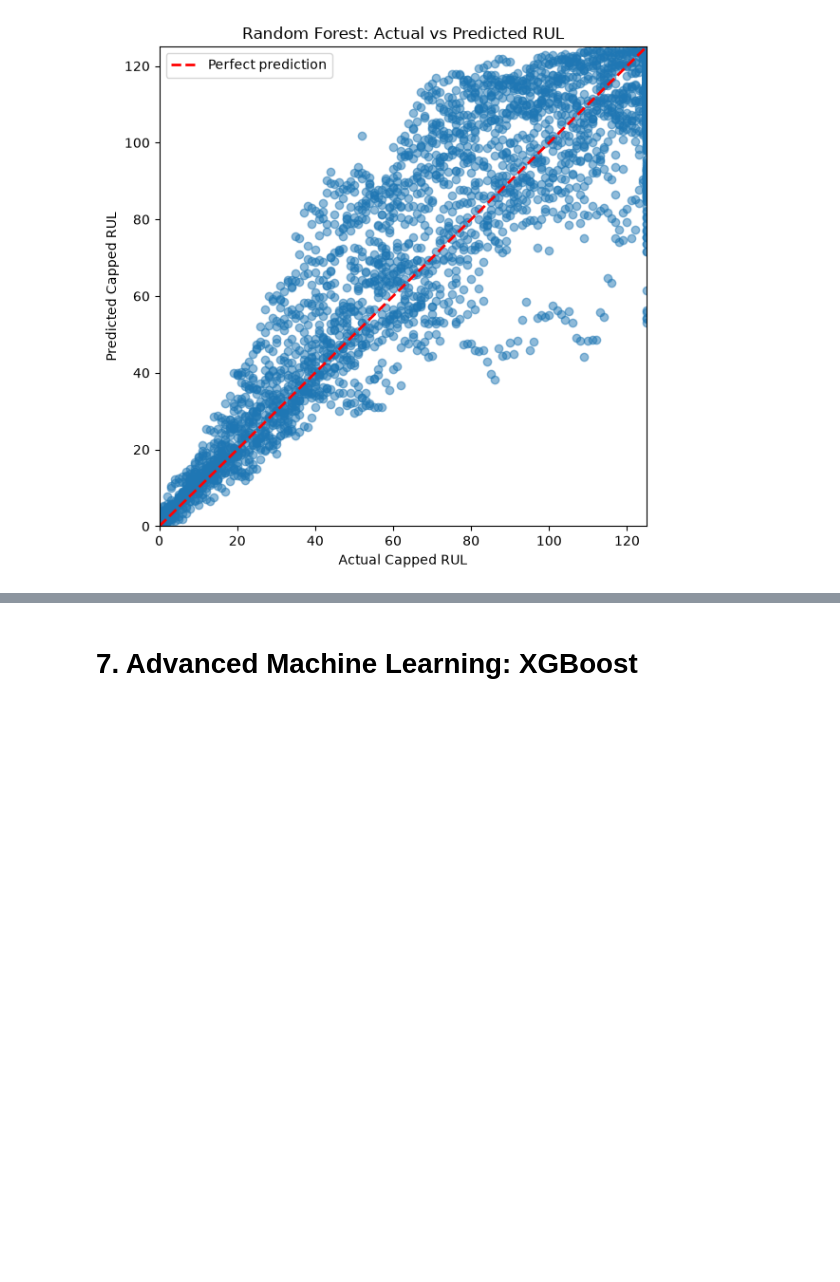
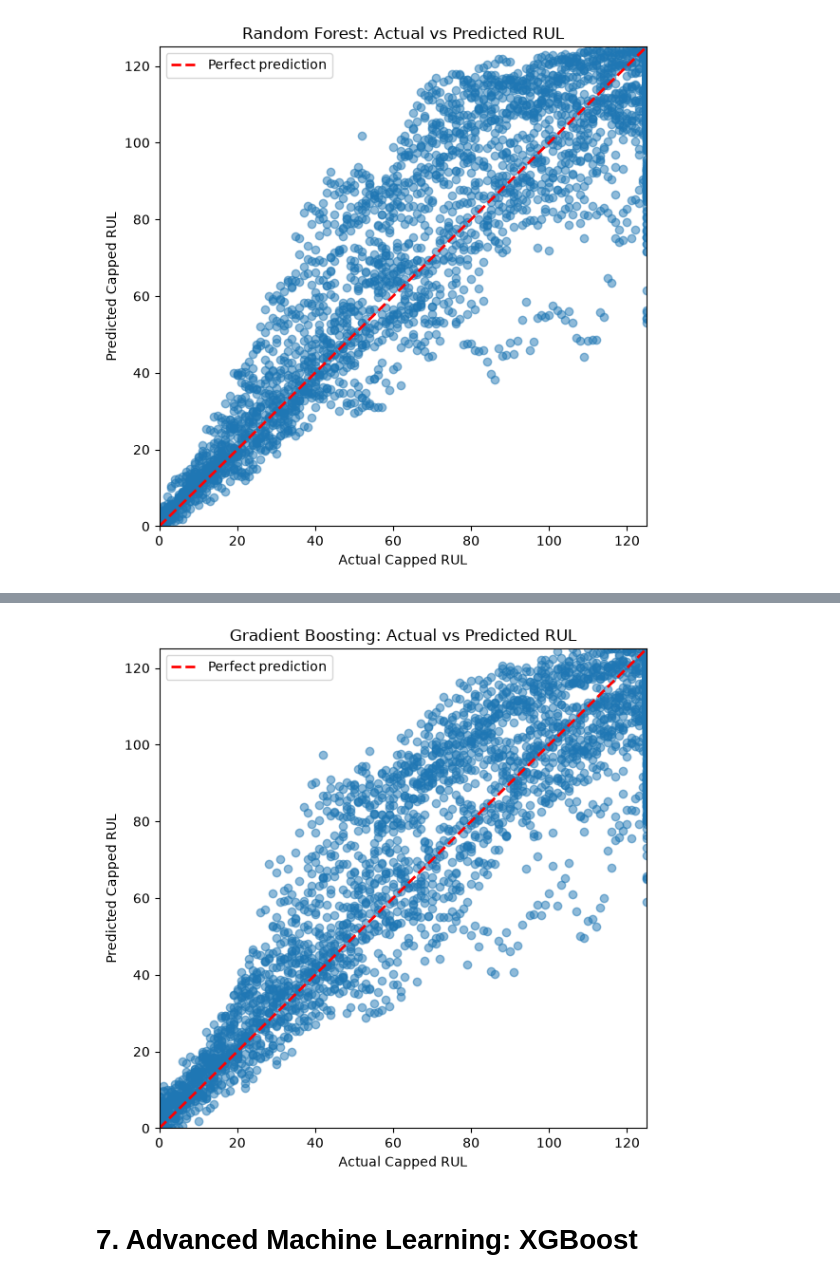
Before and after one commit to sudhakaran-srinivasan/intelligent-predictive-maintenance, a Jupyter notebook: notebooks/06_end_to_end_intelligent_predictive_maintenance.ipynb, the cells around one changed output, grey strips where cells are left out. Saved outputs shown, nothing was run; the diff lists cells and outputs as text; code cells hidden in the pictures; blank space fills up the shorter version.

```diff
--- a/notebooks/06_end_to_end_intelligent_predictive_maintenance.ipynb
+++ b/notebooks/06_end_to_end_intelligent_predictive_maintenance.ipynb
@@ -1042,3 +1078,39 @@ plt.show()
+# %%
+# Actual vs. predicted values provide a direct visual check for Gradient Boosting.
+
+plt.figure(figsize=(6, 6))
+plt.scatter(
+    y_val,
+    gb_val_pred,
+    alpha=0.5,
+)
+
+plot_min = min(float(y_val.min()), float(gb_val_pred.min()))
+plot_max = max(float(y_val.max()), float(gb_val_pred.max()))
+
+plt.plot(
+    [plot_min, plot_max],
+    [plot_min, plot_max],
+    "r--",
+    linewidth=2,
+    label="Perfect prediction",
+)
+
+plt.xlim(plot_min, plot_max)
+plt.ylim(plot_min, plot_max)
+
+plt.xlabel("Actual Capped RUL")
+plt.ylabel("Predicted Capped RUL")
+plt.title("Gradient Boosting: Actual vs Predicted RUL")
+
+plt.legend()
+plt.tight_layout()
+
+save_current_figure("gradient_boosting_actual_vs_predicted.png")
+
+plt.show()
+# %% [output]
+[figure, added]
 # %% [markdown]
 # 7. Advanced Machine Learning: XGBoost
 # %%
```
Also changed, not shown: parts of 1 cell of this notebook.
